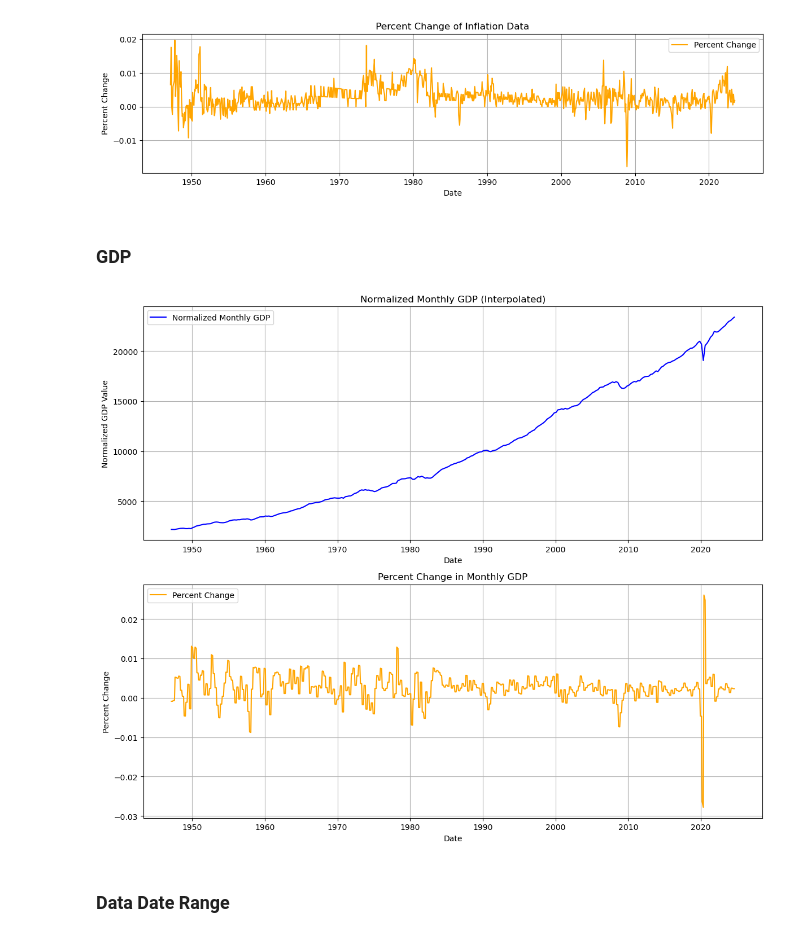
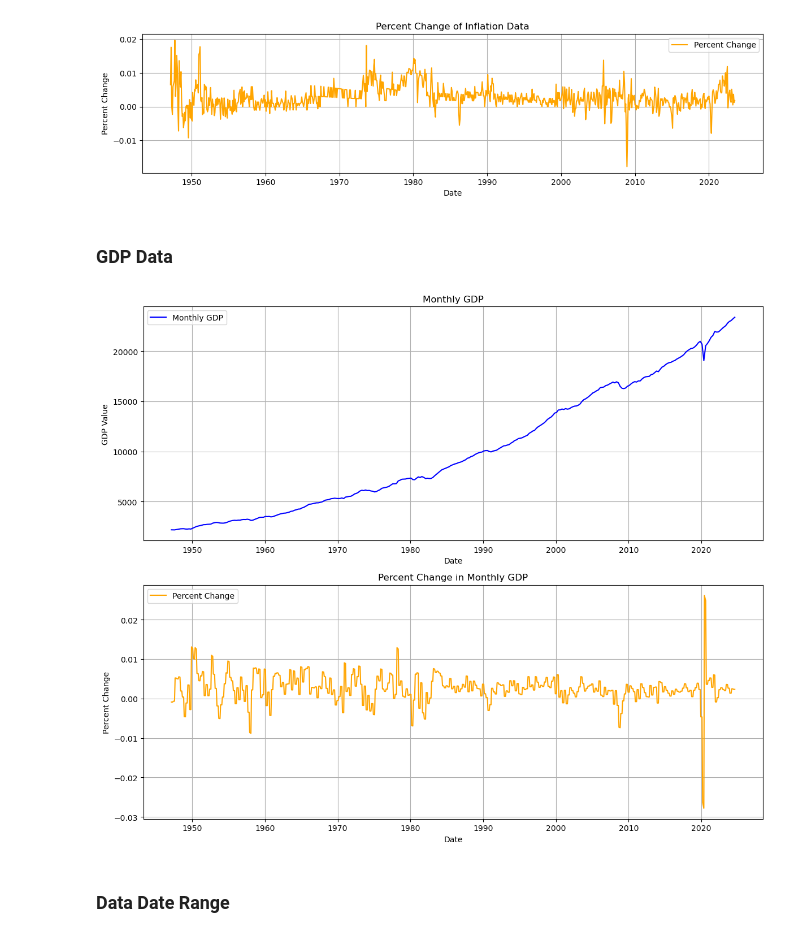
Before and after one commit to ChrisLato/AISE-4010-Project, a Jupyter notebook: Data Pre-processing.ipynb, the cells around one changed output. Saved outputs shown, nothing was run; the diff lists cells and outputs as text; code cells hidden in the pictures.

```diff
--- a/Data Pre-processing.ipynb
+++ b/Data Pre-processing.ipynb
@@ -377,7 +379,7 @@ date
 1947-06-30  22.08                  0.005923
 [figure]
 # %% [markdown]
-### GDP
+### GDP Data
 # %%
 # Convert DATE to datetime and set as index
 gdp = pd.read_csv('data/gdp.csv')
@@ -387,38 +389,38 @@ gdp.set_index('DATE', inplace=True)
 # Resample to monthly frequency
 gdp = gdp.resample('M').mean()
 gdp = gdp.interpolate(method='linear')
 
 # Calculate percent change
 gdp['gdp_percent_change'] = gdp['GDPC1'].pct_change()
 
 # Drop NaN values from percent change
 gdp = gdp.dropna(subset=['gdp_percent_change'])
 
 # Visualization
 plt.figure(figsize=(12, 10))
 
-# Monthly GDP (Normalized)
+# Monthly GDP
 plt.subplot(2, 1, 1)
-plt.plot(gdp.index, gdp['GDPC1'], label='Normalized Monthly GDP', color='blue')
-plt.title('Normalized Monthly GDP (Interpolated)')
+plt.plot(gdp.index, gdp['GDPC1'], label='Monthly GDP', color='blue')
+plt.title('Monthly GDP')
 plt.xlabel('Date')
-plt.ylabel('Normalized GDP Value')
+plt.ylabel('GDP Value')
 plt.legend()
 plt.grid(True)
 
 # Percent Change in GDP
 plt.subplot(2, 1, 2)
 plt.plot(gdp.index, gdp['gdp_percent_change'], label='Percent Change', color='orange')
 plt.title('Percent Change in Monthly GDP')
 plt.xlabel('Date')
 plt.ylabel('Percent Change')
 plt.legend()
 plt.grid(True)
 
 plt.tight_layout()
 plt.show()
 # %% [output]
-[figure, old version]
+[figure, new version]
 # %% [markdown]
 ### Data Date Range
 # %%
```
Also changed, not shown: parts of 18 cells of this notebook, 1 other file.
